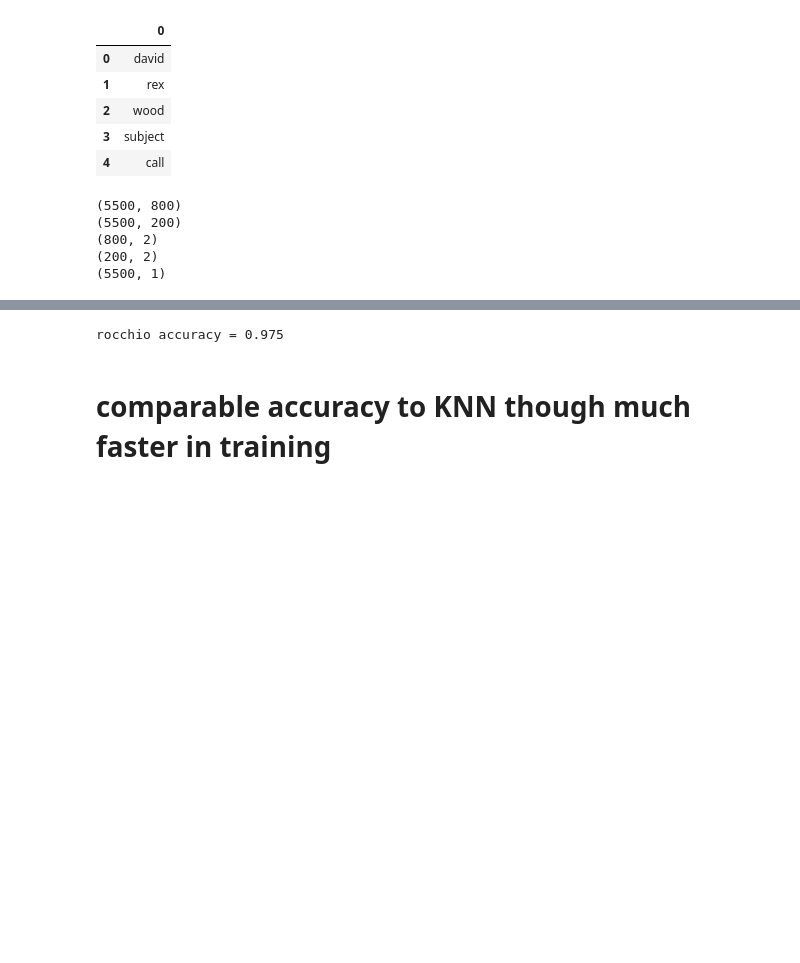
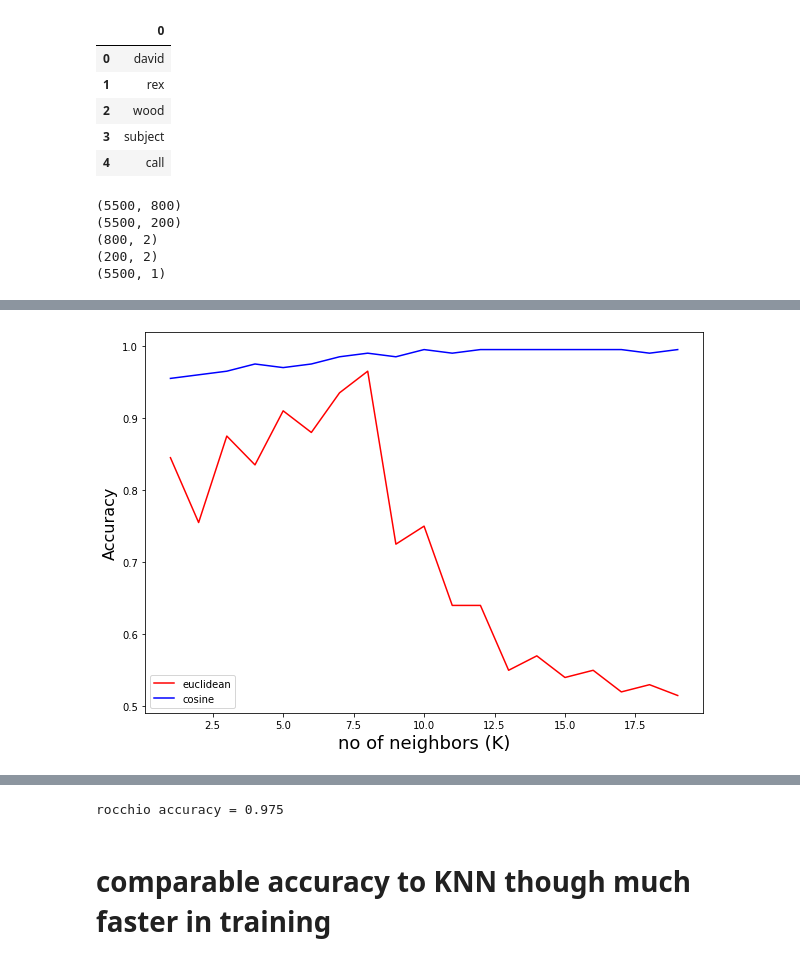
Before and after one commit to sciai-ai/ML_exercises, a Jupyter notebook: prob_1.ipynb, the cells around one changed output, grey strips where cells are left out. Saved outputs shown, nothing was run; the diff lists cells and outputs as text; code cells hidden in the pictures; blank space fills up the shorter version.

```diff
--- a/prob_1.ipynb
+++ b/prob_1.ipynb
@@ -115,3 +115,19 @@ def knn_classifier(train_data2,train_labels2,test_data_instance,K,distance_type)
   predicted_class = np.argmax(counts)
 
   return neighbors , predicted_class
+# %%
+# get classification accuracy
+
+def get_classification_accuracy(train_data2,train_labels2,test_data2,test_labels2,K,distance_type):
+
+  predicted_labels = []
+
+  for index in (range(test_data.shape[1])):
+
+    neighbors, predicted_class = knn_classifier(train_data2,train_labels2,test_data2[index],K,distance_type)
+
+    predicted_labels.append(predicted_class)
+
+  # compute accuracy
+  accuracy = np.sum(predicted_labels==np.array(test_labels2.iloc[:,1]))/len(predicted_labels)
+  return accuracy
@@ -118 +179,42 @@ def knn_classifier(train_data2,train_labels2,test_data_instance,K,distance_type)
+# %%
+# get accuracy as a fucntion of K
+accuracy_euc_list = []
+accuracy_cos_list = []
+
+# predicted_labels = []
+# predicted_labels2 = []
+
+# for index in tqdm(range(tfidf_test_data.shape[1])):
+
+#   neighbors, predicted_class = knn_classifier(tfidf_train_data,train_labels,tfidf_test_data[index],K,'euclidean')
+#   neighbors2, predicted_class2 = knn_classifier(tfidf_train_data,train_labels,tfidf_test_data[index],K,'cosine')
+
+#   predicted_labels = np.append(predicted_labels,predicted_class)
+#   predicted_labels2 = np.append(predicted_labels2,predicted_class2)
+
+# # compute accuracy
+# accuracy = np.sum(predicted_labels==np.array(test_labels.iloc[:,1]))/len(predicted_labels)
+# accuracy2 = np.sum(predicted_labels2==np.array(test_labels.iloc[:,1]))/len(predicted_labels2)
+
+# return accuracy
+
+for K in tqdm(range(1,20)):
+
+  accuracy_euc = get_classification_accuracy(tfidf_train_data,train_labels,tfidf_test_data,test_labels,K,'euclidean')
+
+  accuracy_cos = get_classification_accuracy(tfidf_train_data,train_labels,tfidf_test_data,test_labels,K,'cosine')
+
+  accuracy_euc_list = np.append(accuracy_euc_list,accuracy_euc)
+  accuracy_cos_list = np.append(accuracy_cos_list,accuracy_cos)
+
+# plot the accuracy as a function of K
+plt.rcParams["figure.figsize"]=10,7
+plt.plot(list(range(1, len(accuracy_euc_list)+1)),accuracy_euc_list,color='red', label='euclidean')
+plt.plot(list(range(1, len(accuracy_cos_list)+1)),accuracy_cos_list,color='blue', label='cosine')
+plt.xlabel('no of neighbors (K)', fontsize=18)
+plt.ylabel('Accuracy', fontsize=16)
+plt.legend()
+plt.show()
+# %% [output]
+[figure, added]
 # %%
```
Also changed, not shown: parts of 6 cells of this notebook.
